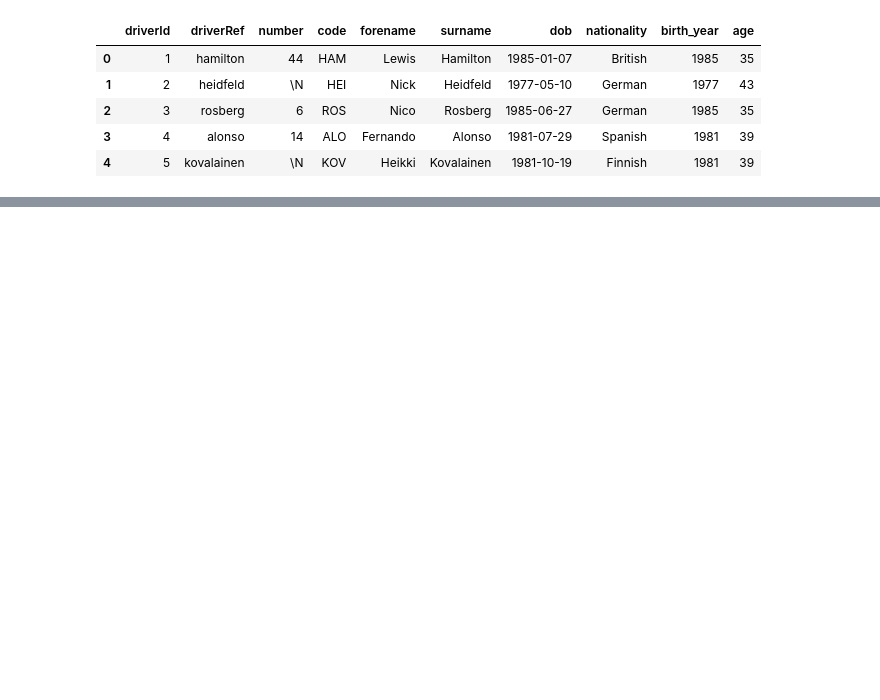
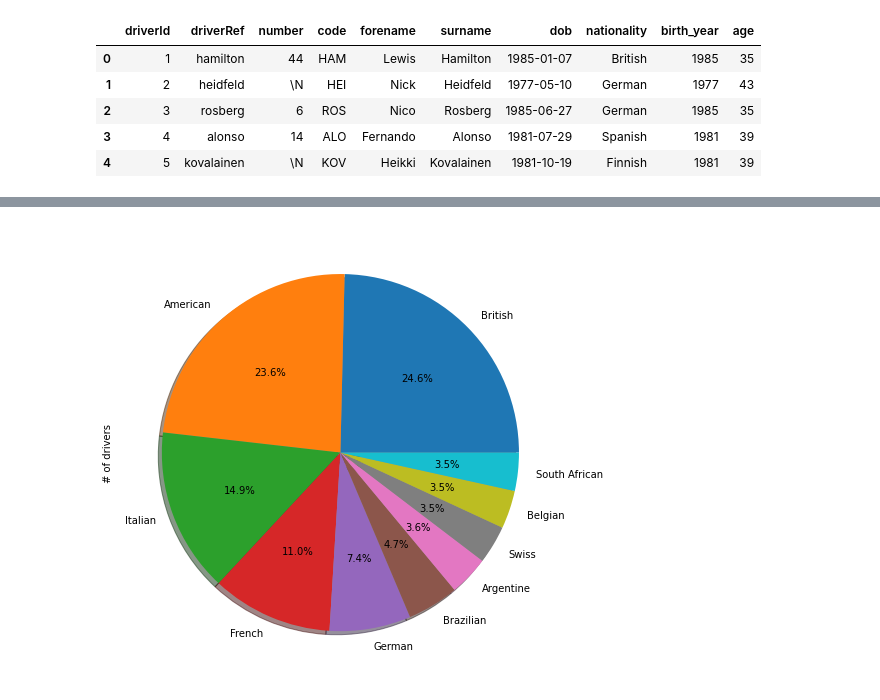
Before and after one commit to baliyanvinay/Python-Data-Analysis, a Jupyter notebook: Formula 1 World Championship (1950 - 2020).ipynb, the cells around one changed output, grey strips where cells are left out. Saved outputs shown, nothing was run; the diff lists cells and outputs as text; code cells hidden in the pictures; blank space fills up the shorter version.

```diff
--- a/Formula 1 World Championship (1950 - 2020).ipynb
+++ b/Formula 1 World Championship (1950 - 2020).ipynb
@@ -334,0 +386,9 @@ df_drivers.head()
+# %%
+## Countries with most F1 drivers
+countries_F1=df_drivers.groupby('nationality')['driverId'].count()
+countries_F1=pd.DataFrame(countries_F1)
+
+countries_F1.rename(columns={'driverId':'# of drivers'}, inplace=True)
+countries_F1.sort_values(by='# of drivers', inplace=True, ascending=False)
+
+countries_F1.head()
@@ -334,0 +407,6 @@ df_drivers.head()
+# %%
+countries_F1['# of drivers'].head(10).plot(kind='pie', figsize=(8,10), autopct='%1.1f%%', shadow=True, legend=None)
+
+plt.show()
+# %% [output]
+[figure, added]
```
Also changed, not shown: parts of 13 cells of this notebook.
